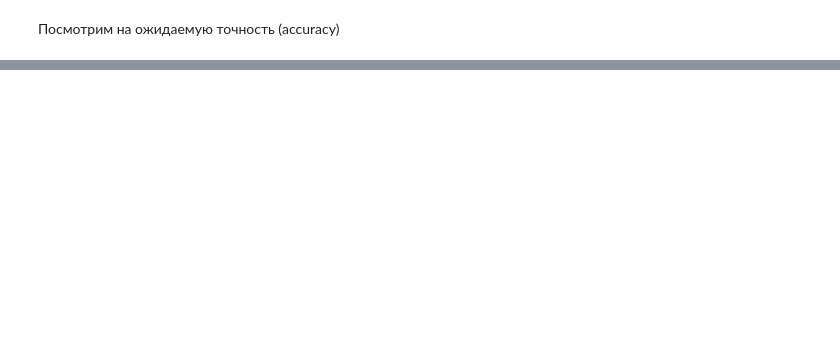
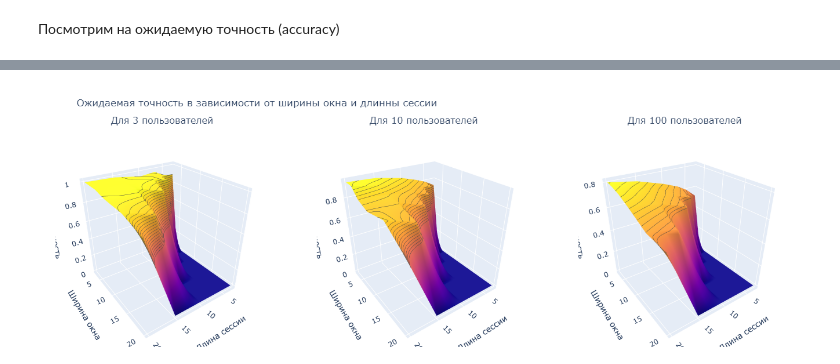
Before and after one commit to v010ch/capstoneproject_user_identify, a Jupyter notebook: Capstone_userIfentify_report_extended.ipynb, the cells around one changed output, grey strips where cells are left out. Drawn from its saved outputs; the diff is of its cells as text; code cells hidden in the pictures; blank space fills up the shorter version.

```diff
--- a/Capstone_userIfentify_report_extended.ipynb
+++ b/Capstone_userIfentify_report_extended.ipynb
@@ -256,0 +278,5 @@ fig.show()
+# %%
+variants_users_ws    = [3, 10, 100]
+variants_window_size = [3, 5, 7, 10, 15, 20]
+variants_sess_length = [3, 5, 7, 10, 15, 20]
+map_dict = {3:0, 5:1, 7:2, 10:3, 15:4, 20:5}
@@ -256,0 +319,45 @@ fig.show()
+# %%
+fig = make_subplots(rows=1, cols=3, #shared_xaxes=True,
+                    specs=[[{'type': 'surface', 'is_3d': True}, {'type': 'surface', 'is_3d': True}, {'type': 'surface', 'is_3d': True}]],
+                    subplot_titles=[u'Для 3 пользователей', u'Для 10 пользователей', u'Для 100 пользователей']
+                   )
+for idx in range(len(variants_users_ws)):
+    fig3da = go.Surface(
+                       contours = {
+                                  "z": {"show": True, "start": 0.60, "end": 1, "size": 0.02}
+                                  },
+                       z = full_acc_ws[idx],
+                       x = variants_window_size,
+                       y = variants_sess_length,
+                       showscale=False,
+                       name = str(variants_users_ws[idx]) + u' users',
+                       # colorbar_z = 1
+                       )
+    fig.add_trace( fig3da,
+                    row=1, col=idx+1
+                   )
+    #fig.update_traces(contours_z=dict(show=True, usecolormap=True,
+    #                              highlightcolor="limegreen", project_z=True))
+
+fig.update_layout(title = u'Ожидаемая точность в зависимости от ширины окна и длинны сессии',
+                  height = 400,
+                  margin=dict(l=30, r=30, b=0, t=70),
+                  scene = dict(xaxis_title=u'Длина сессии',
+                    yaxis_title=u'Ширина окна',
+                    zaxis_title=u'Точность',
+                    camera_eye=dict(x=1.2, y=1.7, z=1.2),
+                              ),
+                  scene2 = dict(xaxis_title=u'Длина сессии',
+                    yaxis_title=u'Ширина окна',
+                    zaxis_title=u'Точность',
+                    camera_eye=dict(x=1.2, y=1.7, z=1.2),
+                               ),
+                  scene3 = dict(xaxis_title=u'Длина сессии',
+                    yaxis_title=u'Ширина окна',
+                    zaxis_title=u'Точность',
+                    camera_eye=dict(x=1.2, y=1.7, z=1.2),
+                               ),
+                 )#update_layout
+fig.show()
+# %% [output]
+[figure, added]
```
Also changed, not shown: parts of 11 cells of this notebook, 1 other file.
